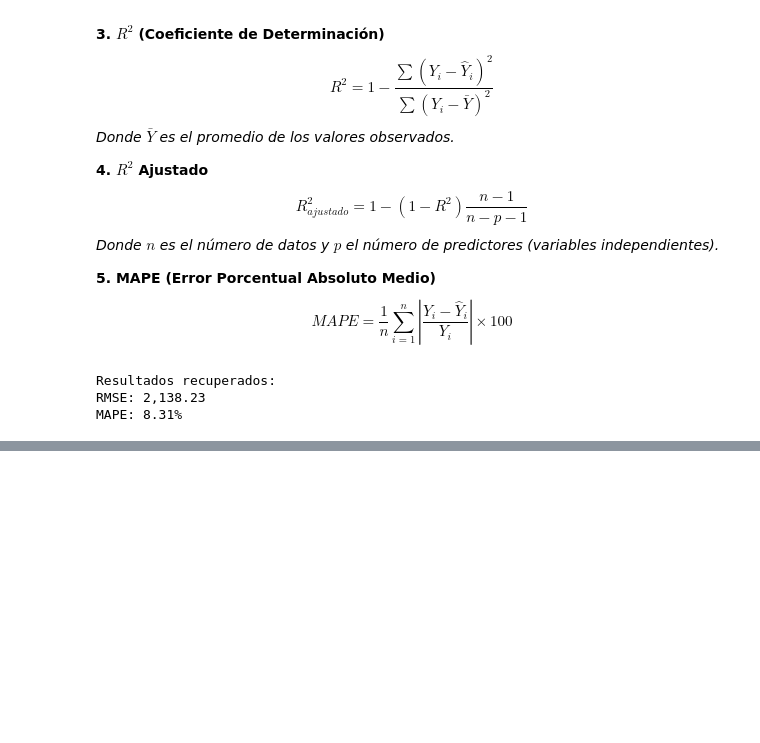
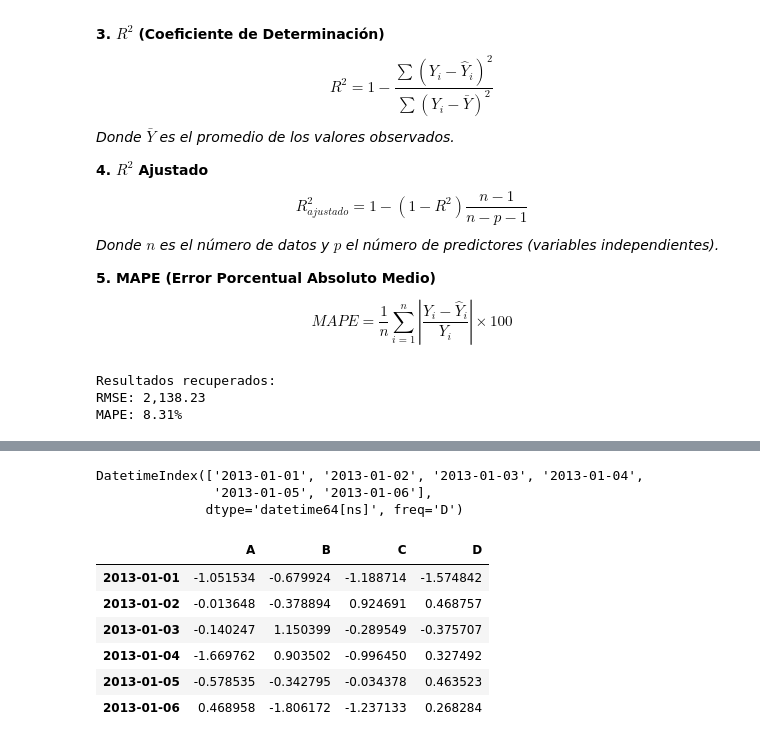
Before and after one commit to TheCodeTester860/AntonioCabrera, a Jupyter notebook: MineriaDeDatos.ipynb, the cells around one changed output, grey strips where cells are left out. Saved outputs shown, nothing was run; the diff lists cells and outputs as text; code cells hidden in the pictures; blank space fills up the shorter version.

```diff
--- a/MineriaDeDatos.ipynb
+++ b/MineriaDeDatos.ipynb
@@ -938,0 +957,18 @@ MAPE: 8.31%
+# %%
+dates = pd.date_range("20130101", periods=6)
+dates
+# %% [output]
+DatetimeIndex(['2013-01-01', '2013-01-02', '2013-01-03', '2013-01-04',
+               '2013-01-05', '2013-01-06'],
+              dtype='datetime64[ns]', freq='D')
+# %%
+df = pd.DataFrame(np.random.randn(6, 4), index=dates, columns=list("ABCD"))
+df
+# %% [output]
+|  | A | B | C | D |
+| 2013-01-01 | -1.051534 | -0.679924 | -1.188714 | -1.574842 |
+| 2013-01-02 | -0.013648 | -0.378894 | 0.924691 | 0.468757 |
+| 2013-01-03 | -0.140247 | 1.150399 | -0.289549 | -0.375707 |
+| 2013-01-04 | -1.669762 | 0.903502 | -0.996450 | 0.327492 |
+| 2013-01-05 | -0.578535 | -0.342795 | -0.034378 | 0.463523 |
+| 2013-01-06 | 0.468958 | -1.806172 | -1.237133 | 0.268284 |
```
Also changed, not shown: parts of 15 cells of this notebook.
